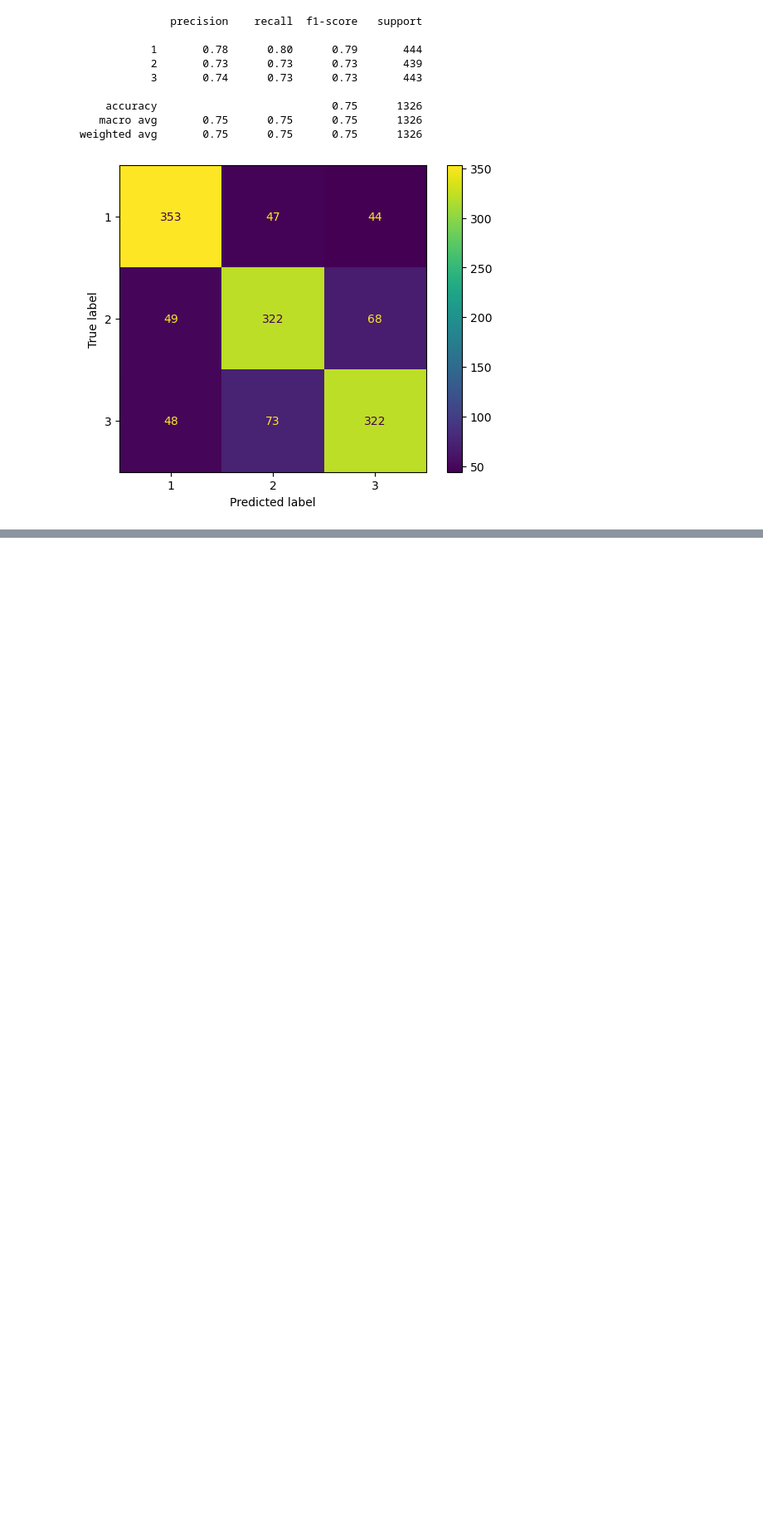
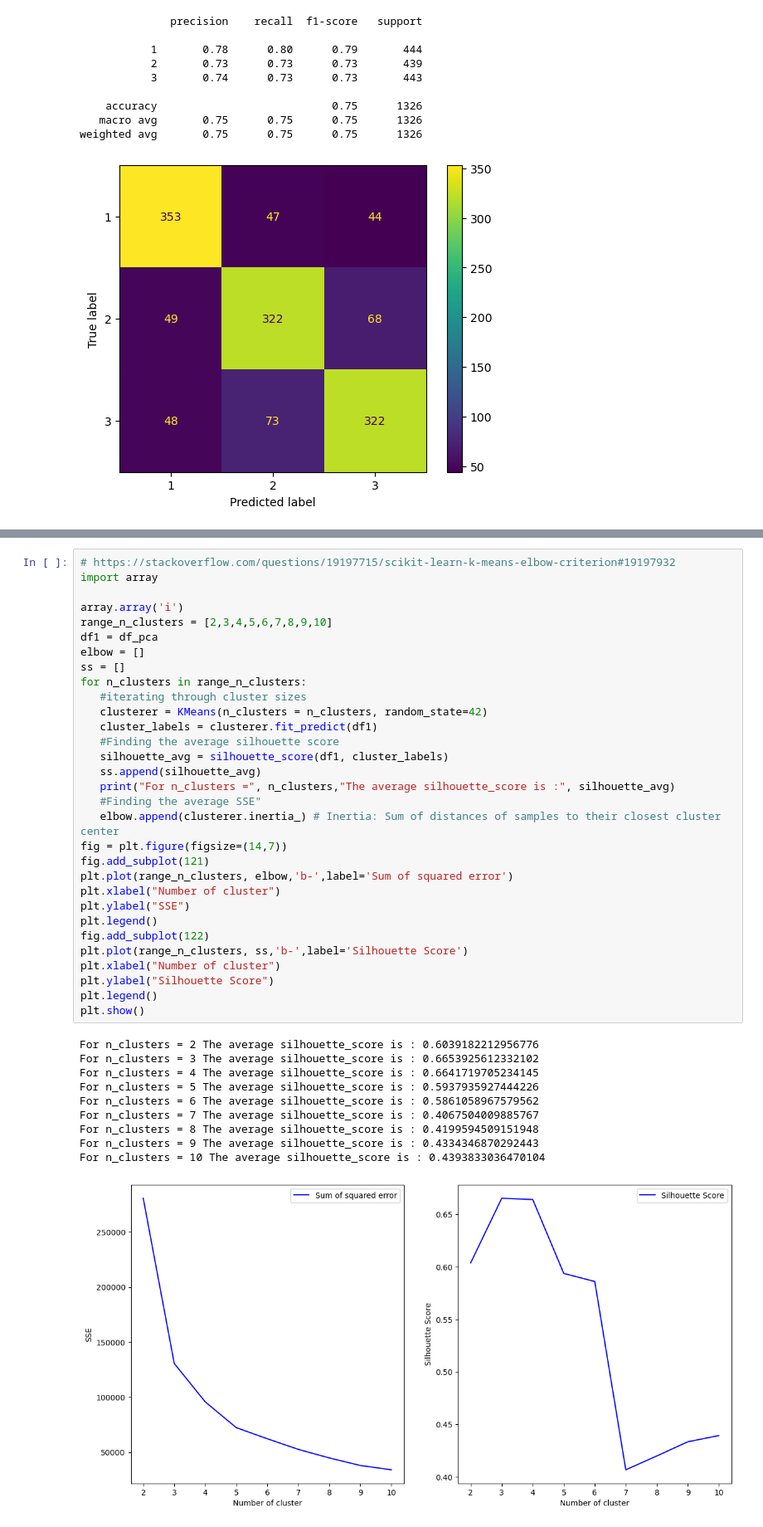
Before and after one commit to erin-le/ecs163-team-10, a Jupyter notebook: ml-models/ml-notebook.ipynb, the cells around one changed output, grey strips where cells are left out. Shown at 83% size. Saved outputs shown, nothing was run; the diff lists cells and outputs as text; blank space fills up the shorter version.

```diff
--- a/ml-models/ml-notebook.ipynb
+++ b/ml-models/ml-notebook.ipynb
@@ -237,3 +238,45 @@ plt.show()
+# %%
+# https://stackoverflow.com/questions/19197715/scikit-learn-k-means-elbow-criterion#19197932
+import array
+
+array.array('i')
+range_n_clusters = [2,3,4,5,6,7,8,9,10]
+df1 = df_pca
+elbow = []
+ss = []
+for n_clusters in range_n_clusters:
+   #iterating through cluster sizes
+   clusterer = KMeans(n_clusters = n_clusters, random_state=42)
+   cluster_labels = clusterer.fit_predict(df1)
+   #Finding the average silhouette score
+   silhouette_avg = silhouette_score(df1, cluster_labels)
+   ss.append(silhouette_avg)
+   print("For n_clusters =", n_clusters,"The average silhouette_score is :", silhouette_avg)
+   #Finding the average SSE"
+   elbow.append(clusterer.inertia_) # Inertia: Sum of distances of samples to their closest cluster center
+fig = plt.figure(figsize=(14,7))
+fig.add_subplot(121)
+plt.plot(range_n_clusters, elbow,'b-',label='Sum of squared error')
+plt.xlabel("Number of cluster")
+plt.ylabel("SSE")
+plt.legend()
+fig.add_subplot(122)
+plt.plot(range_n_clusters, ss,'b-',label='Silhouette Score')
+plt.xlabel("Number of cluster")
+plt.ylabel("Silhouette Score")
+plt.legend()
+plt.show()
+# %% [output]
+For n_clusters = 2 The average silhouette_score is : 0.6039182212956776
+For n_clusters = 3 The average silhouette_score is : 0.6653925612332102
+For n_clusters = 4 The average silhouette_score is : 0.6641719705234145
+For n_clusters = 5 The average silhouette_score is : 0.5937935927444226
+For n_clusters = 6 The average silhouette_score is : 0.5861058967579562
+For n_clusters = 7 The average silhouette_score is : 0.4067504009885767
+For n_clusters = 8 The average silhouette_score is : 0.4199594509151948
+For n_clusters = 9 The average silhouette_score is : 0.4334346870292443
+For n_clusters = 10 The average silhouette_score is : 0.4393833036470104
+[figure, added]
 # %%
 # https://towardsdatascience.com/pca-clearly-explained-how-when-why-to-use-it-and-feature-importance-a-guide-in-python-7c274582c37e
 def biplot(score, coeff , y, isZoom):
```
Also changed, not shown: parts of 6 cells of this notebook, 5 other files.
